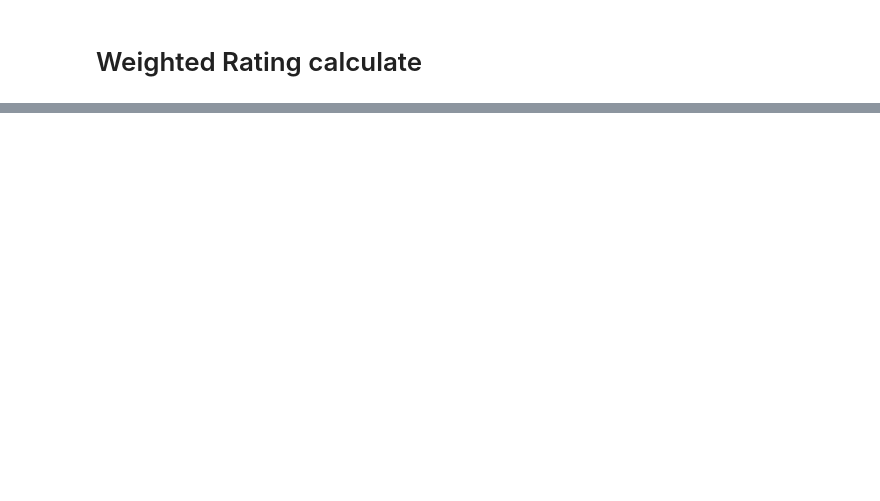
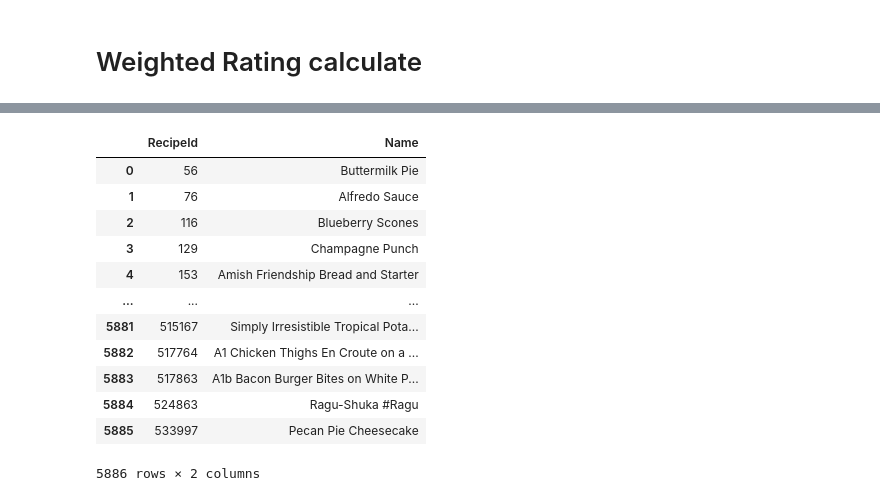
Before and after one commit to dumpfordummy/BACS2003-Recipe-Recommendation, a Jupyter notebook: Engage-22-Project-Bongrub-main/Engage-22-Project-Bongrub-main/CollaborativeModel.ipynb, the cells around one changed output, grey strips where cells are left out. Saved outputs shown, nothing was run; the diff lists cells and outputs as text; code cells hidden in the pictures; blank space fills up the shorter version.

```diff
--- a/Engage-22-Project-Bongrub-main/Engage-22-Project-Bongrub-main/CollaborativeModel.ipynb
+++ b/Engage-22-Project-Bongrub-main/Engage-22-Project-Bongrub-main/CollaborativeModel.ipynb
@@ -122,8 +270,24 @@ def weightedRating(x):
 # %%
 # Applying the WR function
 qualifiedRecipes['score'] = qualifiedRecipes.apply(weightedRating, axis=1)
 #qualifiedRecipes.loc[qualifiedRecipes["RecipeId"] == 56]
 qualifiedRecipes.head()
+names = qualifiedRecipes[["RecipeId","Name"]]
+names
+# %% [output]
+|  | RecipeId | Name |
+| 0 | 56 | Buttermilk Pie |
+| 1 | 76 | Alfredo Sauce |
+| 2 | 116 | Blueberry Scones |
+| 3 | 129 | Champagne Punch |
+| 4 | 153 | Amish Friendship Bread and Starter |
+| ... | ... | ... |
+| 5881 | 515167 | Simply Irresistible Tropical Pota... |
+| 5882 | 517764 | A1 Chicken Thighs En Croute on a ... |
+| 5883 | 517863 | A1b Bacon Burger Bites on White P... |
+| 5884 | 524863 | Ragu-Shuka #Ragu |
+| 5885 | 533997 | Pecan Pie Cheesecake |
+5886 rows × 2 columns
 # %%
 # Convert into same dataframe format
 df_rating = pd.DataFrame(qualifiedRecipes.groupby(by = ['RecipeId'])['score'].agg('mean'))
```
Also changed, not shown: parts of 21 cells of this notebook.
